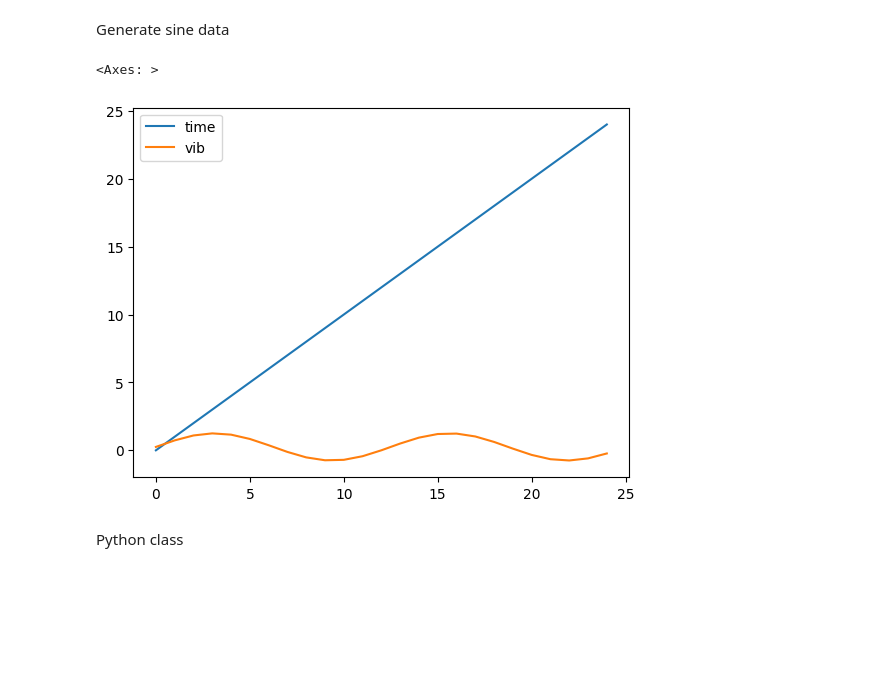
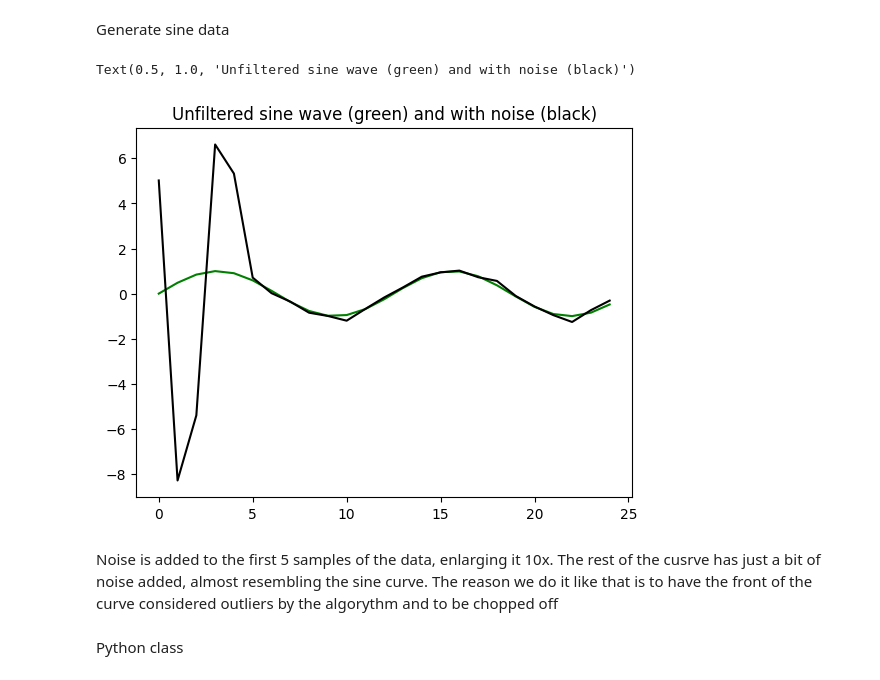
Before and after one commit to stepanlavrinenkoteck001/scikit_pipleines, a Jupyter notebook: custom_scikit_obj_intro/intro_scikit_transformers.ipynb, the cells around one changed output. Saved outputs shown, nothing was run; the diff lists cells and outputs as text; code cells hidden in the pictures; blank space fills up the shorter version.

```diff
--- a/custom_scikit_obj_intro/intro_scikit_transformers.ipynb
+++ b/custom_scikit_obj_intro/intro_scikit_transformers.ipynb
@@ -13,10 +26,14 @@ my_wave = np.sin(np.arange(0, length, length / resolution)) + 0.25  # move the w
 wavedf = pd.DataFrame(my_wave).reset_index()
 wavedf.columns=['time', 'vib']
-# %%
-wavedf.plot()
-# %% [output]
-<Axes: >
-[figure, removed]
+# %%
+plt.plot(my_wave_sin['time'], my_wave_sin['vib'], 'g')
+plt.plot(wavedf['time'], wavedf['vib'], 'k')
+plt.title('Unfiltered sine wave (green) and with noise (black)')
+# %% [output]
+Text(0.5, 1.0, 'Unfiltered sine wave (green) and with noise (black)')
+[figure, added]
+# %% [markdown]
+Noise is added to the first 5 samples of the data, enlarging it 10x. The rest of the cusrve has just a bit of noise added, almost resembling the sine curve. The reason we do it like that is to have the front of the curve considered outliers by the algorythm and to be chopped off
 # %% [markdown]
 Python class
 # %%
```
Also changed, not shown: parts of 15 cells of this notebook.
